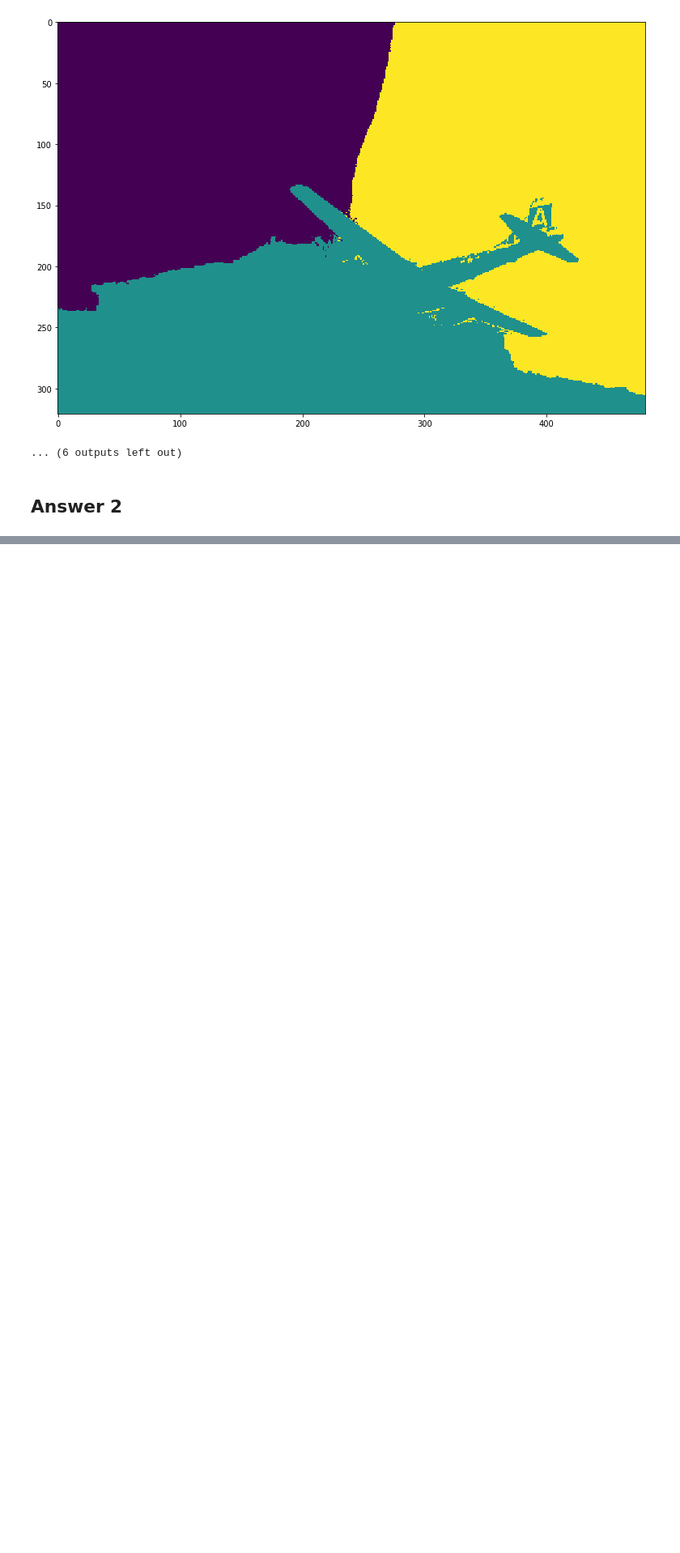
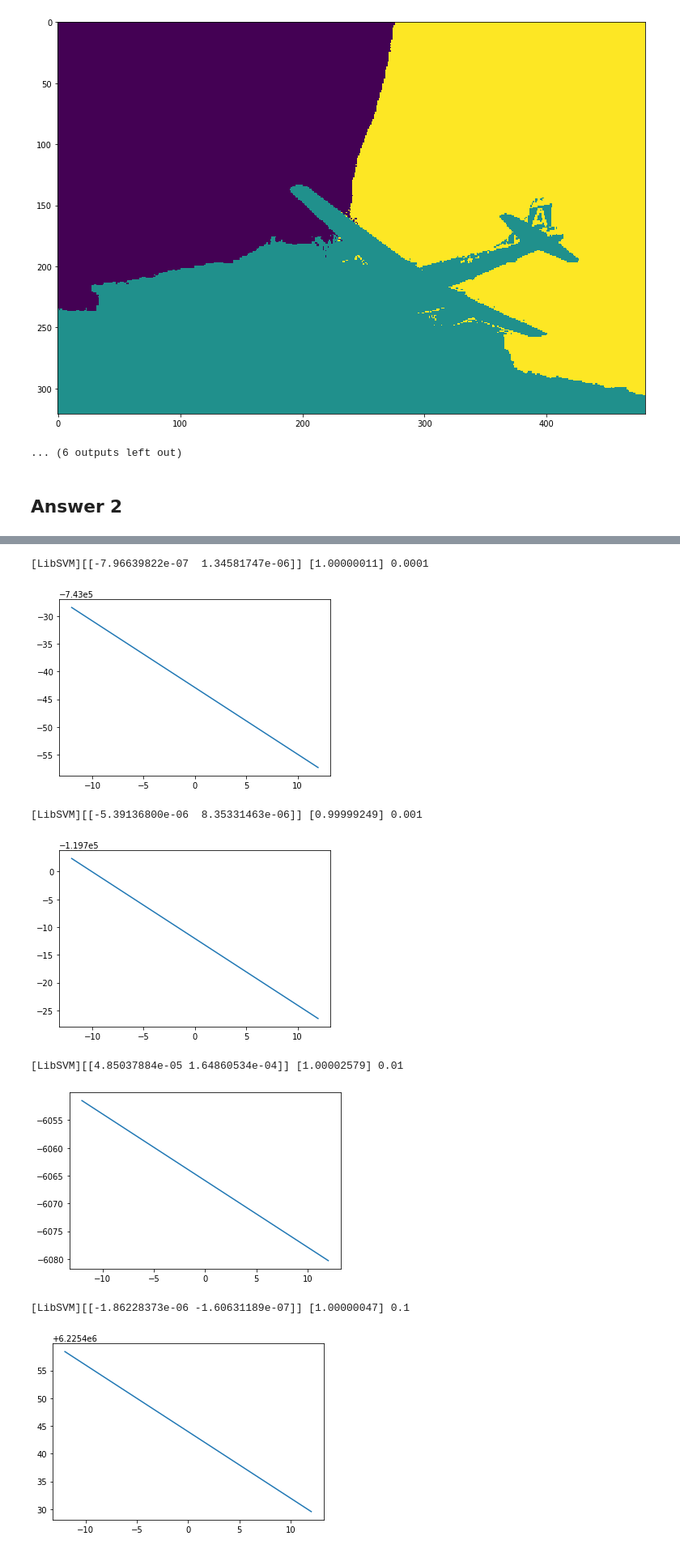
Before and after one commit to rohinarora/EECE5644-Machine_Learning, a Jupyter notebook: HW4/solution.ipynb, the cells around one changed output, grey strips where cells are left out. Shown at 81% size. Drawn from its saved outputs; the diff is of its cells as text; code cells hidden in the pictures; blank space fills up the shorter version.

```diff
--- a/HW4/solution.ipynb
+++ b/HW4/solution.ipynb
@@ -103,0 +111,4 @@ plt.scatter(d,c,color='b',marker='*',label='class 1',s=50)
+# %%
+X=np.hstack([samples_class1,samples_class2])
+X=X.T
+X=np.squeeze(np.asarray(X))
@@ -103,0 +119,2 @@ plt.scatter(d,c,color='b',marker='*',label='class 1',s=50)
+# %%
+y = np.hstack((np.zeros(samples_class1.shape[1]), np.ones(samples_class2.shape[1])))
@@ -103,0 +127,24 @@ plt.scatter(d,c,color='b',marker='*',label='class 1',s=50)
+# %%
+c=0.00001
+while (c<100):
+    c=c*10
+    model = SVC(kernel='linear',C=c,verbose=True)
+    model.fit(X, y)
+    print (model.coef_,model.intercept_,c)
+    w=model.coef_[0]
+    xx = np.linspace(-12,12)
+    yy = a * xx - model.intercept_[0] / w[1]
+
+    h0 = plt.plot(xx, yy)
+
+    #plt.scatter(X[:, 0], X[:, 1], c = y)
+    plt.show()
+# %% [output]
+[LibSVM][[-7.96639822e-07  1.34581747e-06]] [1.00000011] 0.0001
+[figure, added]
+[LibSVM][[-5.39136800e-06  8.35331463e-06]] [0.99999249] 0.001
+[figure, added]
+[LibSVM][[4.85037884e-05 1.64860534e-04]] [1.00002579] 0.01
+[figure, added]
+[LibSVM][[-1.86228373e-06 -1.60631189e-07]] [1.00000047] 0.1
+[figure, added]
```
Also changed, not shown: parts of 19 cells of this notebook.
